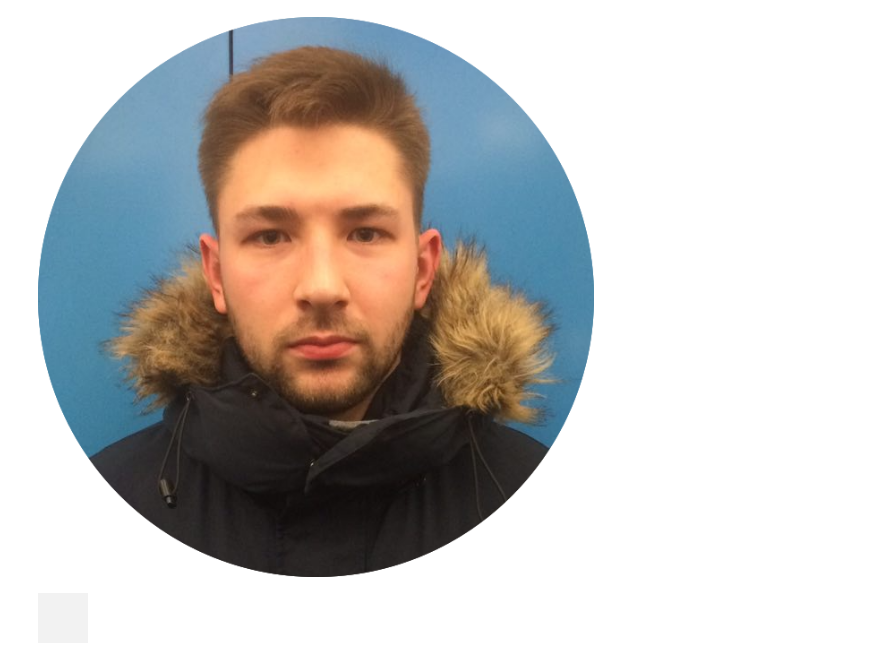
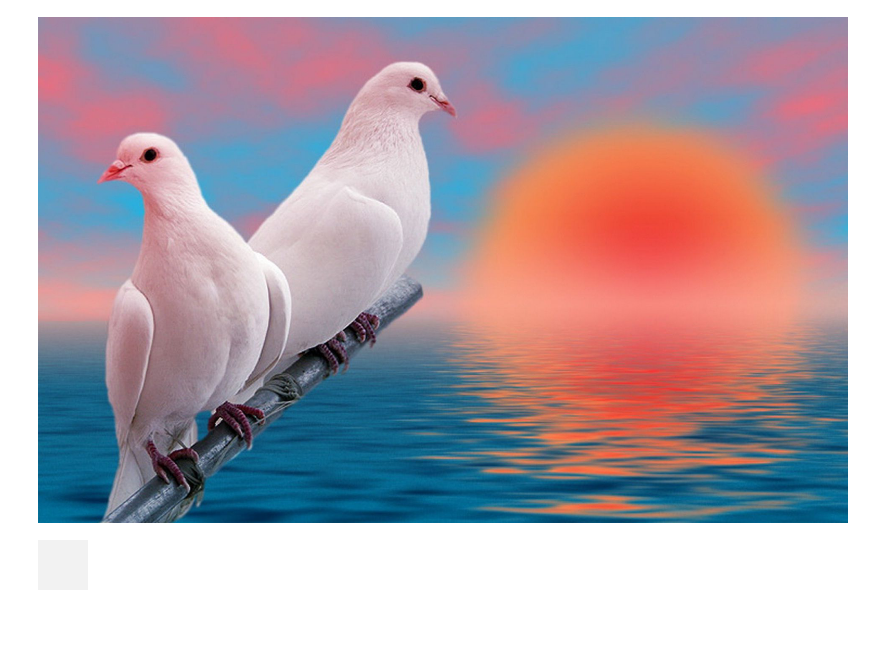
Before and after one commit to gornekich/stencil, a Jupyter notebook: stencil.ipynb, the cells around one changed output. Drawn from its saved outputs; the diff is of its cells as text; code cells hidden in the pictures; blank space fills up the shorter version.

```diff
--- a/stencil.ipynb
+++ b/stencil.ipynb
@@ -1,23 +1,24 @@
 # %%
 import glob, os
 import math
 from PIL import Image
 from PIL import ImageFilter
 from PIL import ImageEnhance
 from PIL import PSDraw
 from PIL import ImageFilter
 from IPython.display import display
 import numpy as np
 from matplotlib import pyplot as plt
+%matplotlib inline
 
 
-im = Image.open("orig/Leha.png")
+im = Image.open("orig/img3.jpg")
 #im2 = Image.open("img2.jpg")
 box = (0, 0, 1920, 1200)
 #im2 = im2.crop(box)
 display(im)
 # %% [output]
-[figure, old version]
+[figure, new version]
 # %%
 target_colors = [(242, 242, 242), (102, 204, 255), (0, 102, 153), (255, 148, 77), (255, 77, 77), (13, 13, 13)]
 for color in target_colors:
```
Also changed, not shown: parts of 16 cells of this notebook, 17 other files.
